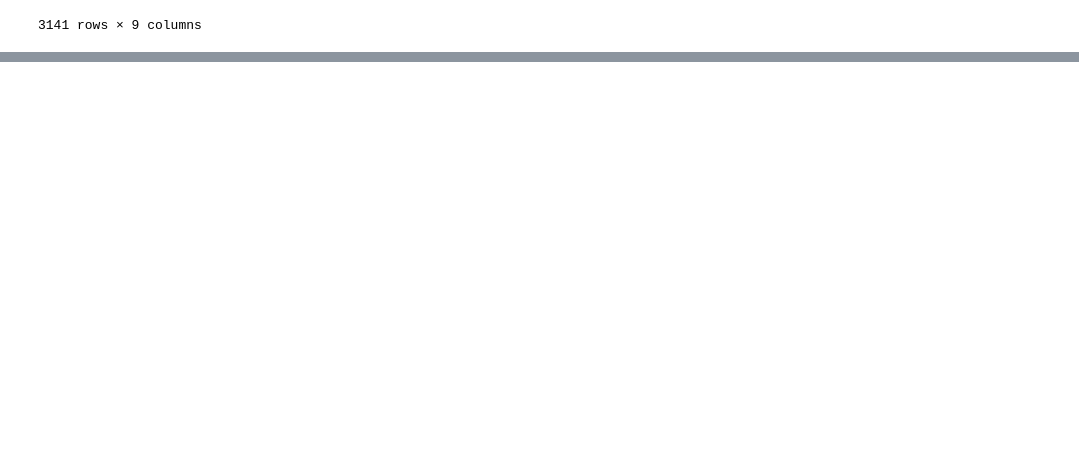
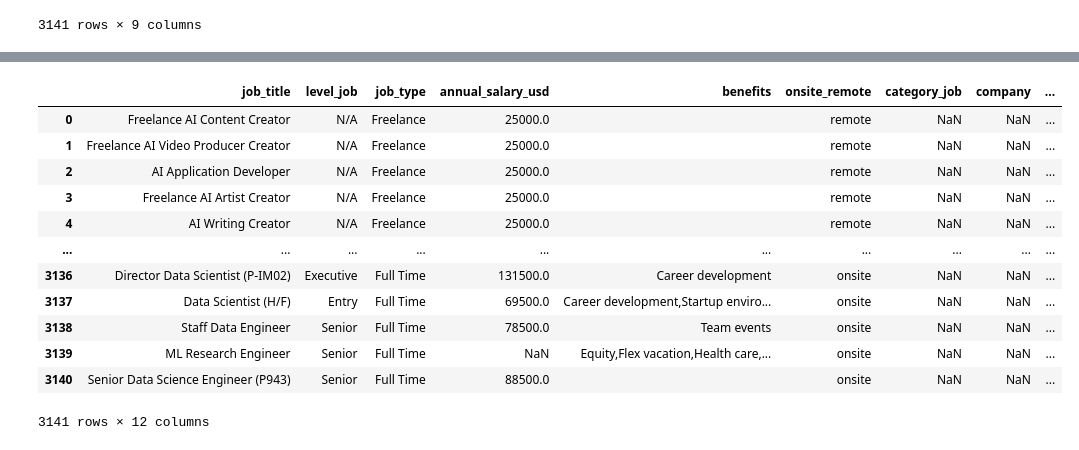
Before and after one commit to LRascon/data_world_jobs, a Jupyter notebook: notebook/union_data.ipynb, the cells around one changed output, grey strips where cells are left out. Saved outputs shown, nothing was run; the diff lists cells and outputs as text; code cells hidden in the pictures; blank space fills up the shorter version.

```diff
--- a/notebook/union_data.ipynb
+++ b/notebook/union_data.ipynb
@@ -261,0 +299,58 @@ data_lb = data_lb.reindex(columns=new_order)
+# %%
+data_lb_proof = data_lb
+# %%
+#Lista de Paises
+countries = [
+    'Afghanistan', 'Albania', 'Algeria', 'Andorra', 'Angola', 'Antigua and Barbuda', 'Argentina', 'Armenia', 'Australia', 'Austria', 'Azerbaijan',
+    'Bahamas', 'Bahrain', 'Bangladesh', 'Barbados', 'Belarus', 'Belgium', 'Belize', 'Benin', 'Bhutan', 'Bolivia', 'Bosnia and Herzegovina', 'Botswana', 'Brazil', 'Brunei', 'Bulgaria', 'Burkina Faso', 'Burundi',
+    'Cabo Verde', 'Cambodia', 'Cameroon', 'Canada', 'Central African Republic', 'Chad', 'Chile', 'China', 'Colombia', 'Comoros', 'Congo (Brazzaville)', 'Congo (Kinshasa)', 'Costa Rica', "Cote d'Ivoire", 'Croatia', 'Cuba', 'Cyprus', 'Czechia',
+    'Denmark', 'Djibouti', 'Dominica', 'Dominican Republic',
+    'Ecuador', 'Egypt', 'El Salvador', 'Equatorial Guinea', 'Eritrea', 'Estonia', 'Eswatini', 'Ethiopia',
+    'Fiji', 'Finland', 'France',
+    'Gabon', 'Gambia', 'Georgia', 'Germany', 'Ghana', 'Greece', 'Grenada', 'Guatemala', 'Guinea', 'Guinea-Bissau', 'Guyana',
+    'Haiti', 'Holy See', 'Honduras', 'Hungary',
+    'Iceland', 'India', 'Indonesia', 'Iran', 'Iraq', 'Ireland', 'Israel', 'Italy',
+    'Jamaica', 'Japan', 'Jordan',
+    'Kazakhstan', 'Kenya', 'Kiribati', 'Korea, North', 'Korea, South', 'Kosovo', 'Kuwait', 'Kyrgyzstan',
+    'Laos', 'Latvia', 'Lebanon', 'Lesotho', 'Liberia', 'Libya', 'Liechtenstein', 'Lithuania', 'Luxembourg',
+    'Madagascar', 'Malawi', 'Malaysia', 'Maldives', 'Mali', 'Malta', 'Marshall Islands', 'Mauritania', 'Mauritius', 'Mexico', 'Micronesia', 'Moldova', 'Monaco', 'Mongolia', 'Montenegro', 'Morocco', 'Mozambique', 'Myanmar',
+    'Namibia', 'Nauru', 'Nepal', 'Netherlands', 'New Zealand', 'Nicaragua', 'Niger', 'Nigeria', 'North Macedonia', 'Norway',
+    'Oman',
+    'Pakistan', 'Palau', 'Palestine State', 'Panama', 'Papua New Guinea', 'Paraguay', 'Peru', 'Philippines', 'Poland', 'Portugal',
+    'Qatar',
+    'Romania', 'Russia', 'Rwanda',
+    'Saint Kitts and Nevis', 'Saint Lucia', 'Saint Vincent and the Grenadines', 'Samoa', 'San Marino', 'Sao Tome and Principe', 'Saudi Arabia',     'Senegal', 'Serbia', 'Seychelles', 'Sierra Leone', 'Singapore', 'Slovakia', 'Slovenia', 'Solomon Islands', 'Somalia', 'South Africa', 'South Sudan', 'Spain', 'Sri Lanka', 'Sudan', 'Suriname', 'Sweden', 'Switzerland', 'Syria',
+    'Taiwan', 'Tajikistan', 'Tanzania', 'Thailand', 'Timor-Leste', 'Togo', 'Tonga', 'Trinidad and Tobago', 'Tunisia', 'Turkey', 'Turkmenistan', 'Tuvalu',
+    'Uganda', 'Ukraine', 'United Arab Emirates', 'United Kingdom', 'United States', 'Uruguay', 'Uzbekistan',
+    'Vanuatu', 'Venezuela', 'Vietnam',
+    'Yemen',
+    'Zambia', 'Zimbabwe'
+]
+
+# Función para buscar el país en la cadena de texto
+def find_country(location):
+    if not isinstance(location, str):  # Agregar esta línea para verificar si la entrada es una cadena de texto
+        return None
+    for country in countries:
+        if country in location:
+            return country
+    return None
+
+# Aplicar la función 'find_country' a la columna 'location' y almacenar el resultado en una nueva columna 'country'
+data_lb_proof['country_2'] = data_lb_proof['country'].apply(find_country)
+# %%
+data_lb_proof
+# %% [output]
+|  | job_title | level_job | job_type | annual_salary_usd | benefits | onsite_remote | category_job | company | ... |
+| 0 | Freelance AI Content Creator | N/A | Freelance | 25000.0 |  | remote | NaN | NaN | ... |
+| 1 | Freelance AI Video Producer Creator | N/A | Freelance | 25000.0 |  | remote | NaN | NaN | ... |
+| 2 | AI Application Developer | N/A | Freelance | 25000.0 |  | remote | NaN | NaN | ... |
+| 3 | Freelance AI Artist Creator | N/A | Freelance | 25000.0 |  | remote | NaN | NaN | ... |
+| 4 | AI Writing Creator | N/A | Freelance | 25000.0 |  | remote | NaN | NaN | ... |
+| ... | ... | ... | ... | ... | ... | ... | ... | ... | ... |
+| 3136 | Director Data Scientist (P-IM02) | Executive | Full Time | 131500.0 | Career development | onsite | NaN | NaN | ... |
+| 3137 | Data Scientist (H/F) | Entry | Full Time | 69500.0 | Career development,Startup enviro... | onsite | NaN | NaN | ... |
+| 3138 | Staff Data Engineer | Senior | Full Time | 78500.0 | Team events | onsite | NaN | NaN | ... |
+| 3139 | ML Research Engineer | Senior | Full Time | NaN | Equity,Flex vacation,Health care,... | onsite | NaN | NaN | ... |
+| 3140 | Senior Data Science Engineer (P943) | Senior | Full Time | 88500.0 |  | onsite | NaN | NaN | ... |
+3141 rows × 12 columns
```
Also changed, not shown: parts of 14 cells of this notebook, 1 other file.
